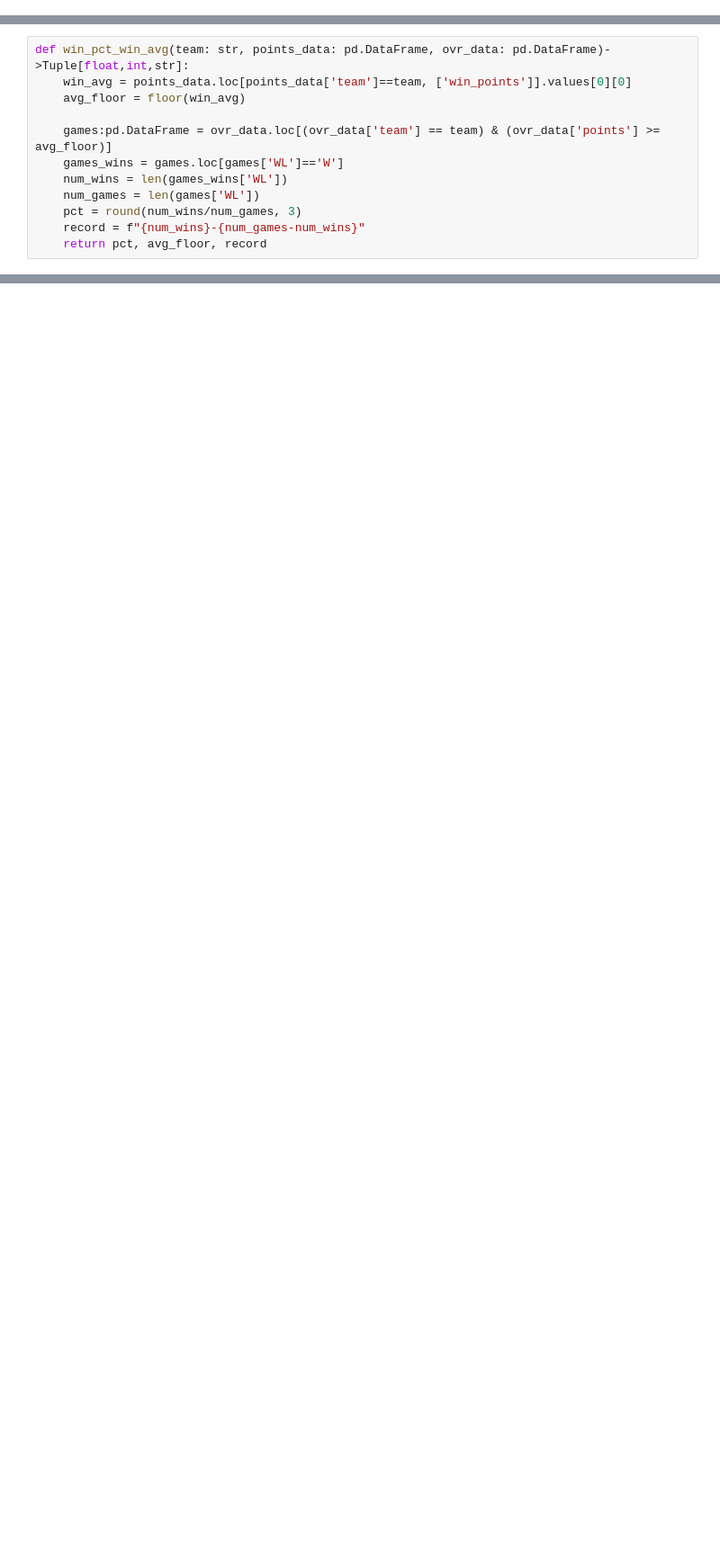
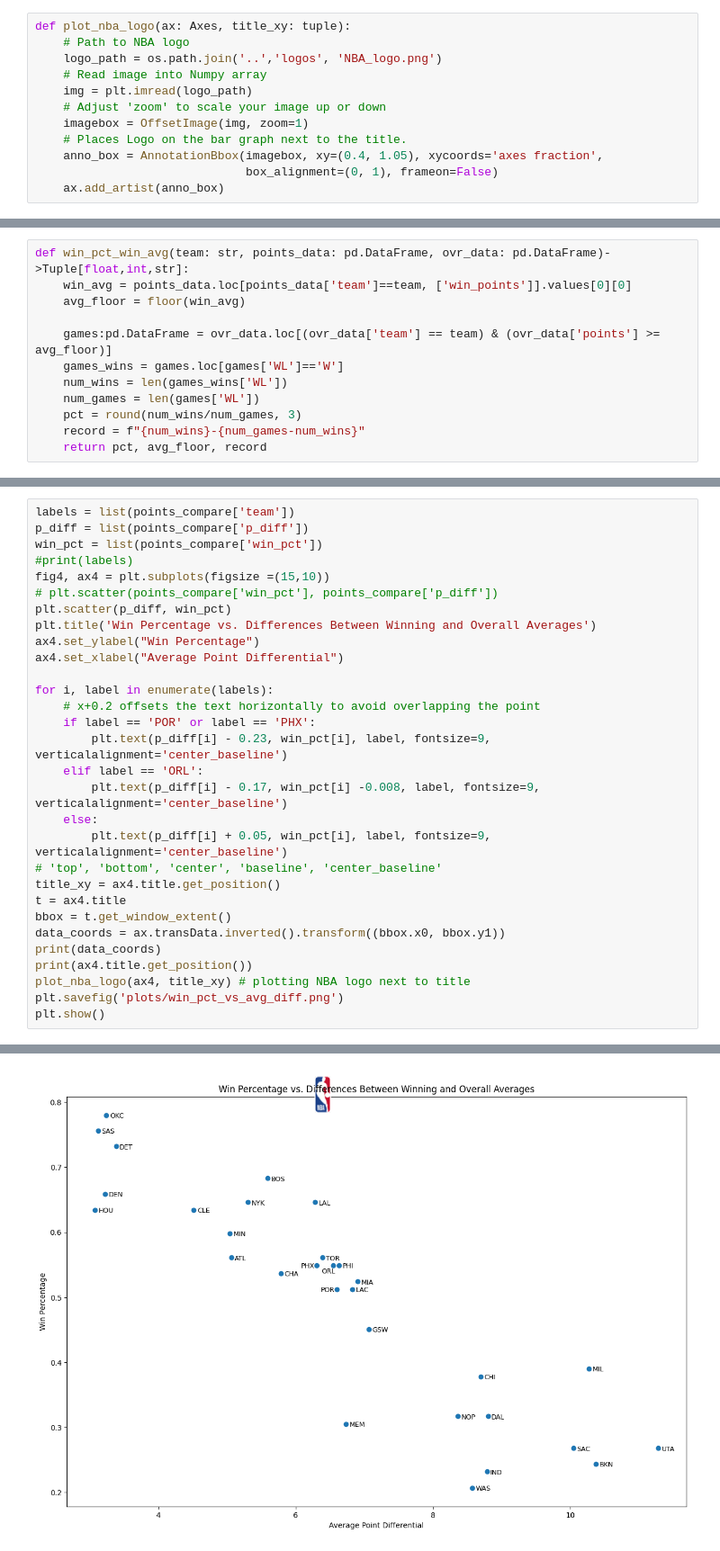
Before and after one commit to wjpericles/nba-data-visuals, a Jupyter notebook: src/02_points_per_win/points_per_win.ipynb, the cells around one changed output, grey strips where cells are left out. Shown at 90% size. Saved outputs shown, nothing was run; the diff lists cells and outputs as text; blank space fills up the shorter version.

Commit message:
Adding more commentary and adding more NBA related images to the graphs

```diff
--- a/src/02_points_per_win/points_per_win.ipynb
+++ b/src/02_points_per_win/points_per_win.ipynb
@@ -195,2 +170,14 @@ plt.show()
+# %%
+def plot_nba_logo(ax: Axes, title_xy: tuple):
+    # Path to NBA logo
+    logo_path = os.path.join('..','logos', 'NBA_logo.png')
+    # Read image into Numpy array
+    img = plt.imread(logo_path)
+    # Adjust 'zoom' to scale your image up or down
+    imagebox = OffsetImage(img, zoom=1)
+    # Places Logo on the bar graph next to the title.
+    anno_box = AnnotationBbox(imagebox, xy=(0.4, 1.05), xycoords='axes fraction',
+                              box_alignment=(0, 1), frameon=False)
+    ax.add_artist(anno_box)
 # %% [markdown]
 ## Points per Win vs Points per Game
@@ -341,0 +339,31 @@ plt.show()
+# %%
+labels = list(points_compare['team'])
+p_diff = list(points_compare['p_diff'])
+win_pct = list(points_compare['win_pct'])
+#print(labels)
+fig4, ax4 = plt.subplots(figsize =(15,10))
+# plt.scatter(points_compare['win_pct'], points_compare['p_diff'])
+plt.scatter(p_diff, win_pct)
+plt.title('Win Percentage vs. Differences Between Winning and Overall Averages')
+ax4.set_ylabel("Win Percentage")
+ax4.set_xlabel("Average Point Differential")
+
+for i, label in enumerate(labels):
+    # x+0.2 offsets the text horizontally to avoid overlapping the point
+    if label == 'POR' or label == 'PHX':
+        plt.text(p_diff[i] - 0.23, win_pct[i], label, fontsize=9, verticalalignment='center_baseline')
+    elif label == 'ORL':
+        plt.text(p_diff[i] - 0.17, win_pct[i] -0.008, label, fontsize=9, verticalalignment='center_baseline')
+    else:
+        plt.text(p_diff[i] + 0.05, win_pct[i], label, fontsize=9, verticalalignment='center_baseline')
+# 'top', 'bottom', 'center', 'baseline', 'center_baseline'
+title_xy = ax4.title.get_position()
+t = ax4.title
+bbox = t.get_window_extent()
+data_coords = ax.transData.inverted().transform((bbox.x0, bbox.y1))
+print(data_coords)
+print(ax4.title.get_position())
+plot_nba_logo(ax4, title_xy) # plotting NBA logo next to title
+plt.savefig('plots/win_pct_vs_avg_diff.png')
+plt.show()
+# %% [output]
@@ -341,0 +372 @@ plt.show()
+[figure, added]
```
Also changed, not shown: parts of 12 cells of this notebook, 3 other files.
